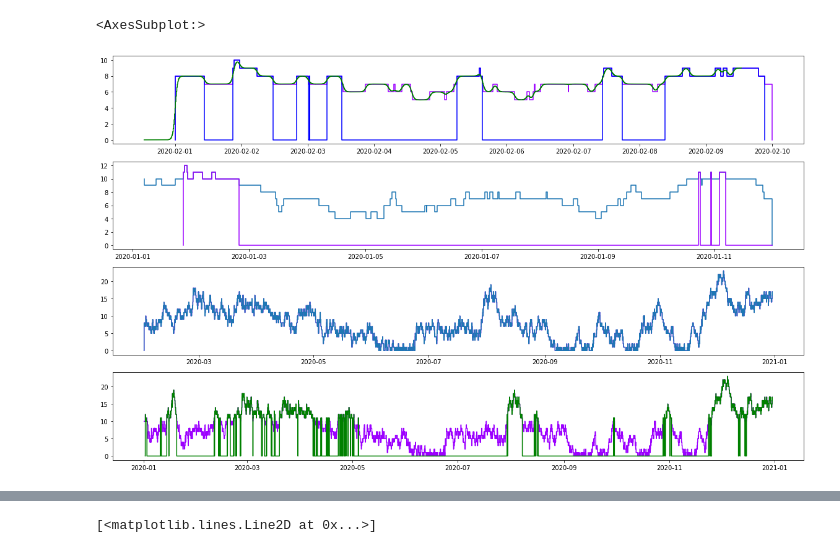
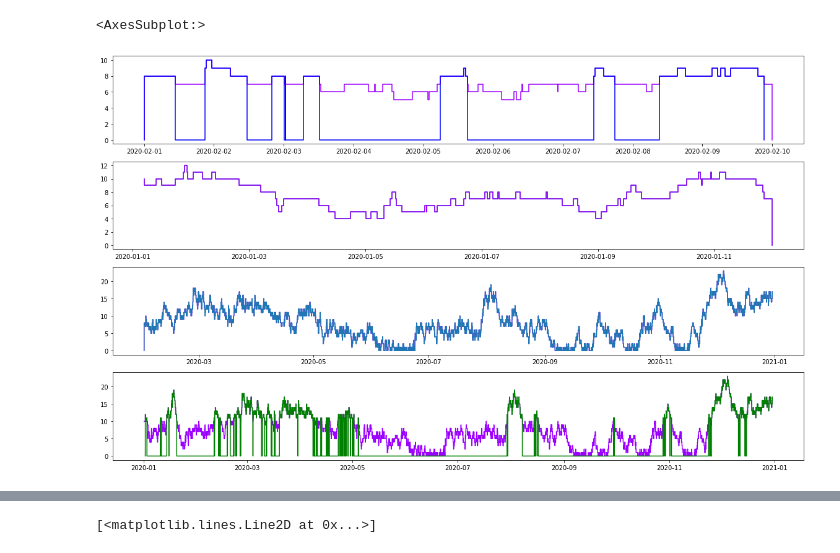
Before and after one commit to probability/topicmodelunderstanding, a Jupyter notebook: Notebooks/HotStepper.ipynb, the cells around one changed output, grey strips where cells are left out. Cells and saved outputs as stored; diff of their text form; code cells hidden in the pictures.

```diff
--- a/Notebooks/HotStepper.ipynb
+++ b/Notebooks/HotStepper.ipynb
@@ -18,50 +18,50 @@ queue = sc.Stairs(use_dates=True).layer(df.enter, df.leave)
 #tbase = Basis(Basis.tanh,52416)
 
 p = np.arange(pd.Timestamp(2020,1,31), pd.Timestamp(2020,2,4), pd.Timedelta(minutes=1)).astype(pd.Timestamp)
-px = [x.timestamp() for x in p]
+#px = [x.timestamp() for x in p]
 fig,ax = plt.subplots(nrows=4,figsize=(20,12))
 
 #vsteps.clip(lbound=pd.Timestamp(2020,2,1),ubound=pd.Timestamp(2020,2,3)).plot(ax=ax[0])
 v_ul_clip = vsteps.clip(lbound=pd.Timestamp(2020,2,1),ubound=pd.Timestamp(2020,2,10))
 v_ul_clip.plot(ax=ax[0])
 (v_ul_clip>=8).plot(ax=ax[0],color='blue')
-(v_ul_clip<<pd.Timedelta(hours=11)).smooth_plot(ax=ax[0],color='g')
+# v_ul_clip.smooth_plot(ax=ax[0],color='g')
 #v_ul_clip.smooth_plot(ax=ax[0],color='g')
 #(v_ul_clip).smooth_plot(ax=ax[0],color='r')
-first_step = (v_ul_clip.steps())[0]
+
 #first_step_full = (vsteps.steps())[0]
 #(v_ul_clip.steps())[0].plot(ax=ax[0],color='blue')
 #ax[0].step(p,first_step(p),color='blue')
 #ax[0].step(p,(v_ul_clip<<timedelta(minutes=660))(p),color='g')
 
 #queue.clip(lower=pd.Timestamp(2020,2,1),upper=pd.Timestamp(2020,3,1)).plot(ax[0])
 
 queue.clip(upper=pd.Timestamp(2020,1,12)).plot(ax[1])
-(vsteps>10).clip(ubound=pd.Timestamp(2020,1,12)).plot(ax=ax[1])
+vsteps.clip(ubound=pd.Timestamp(2020,1,12)).plot(ax=ax[1])
 
 
 vsteps.clip(lbound=pd.Timestamp(2020,2,1)).plot(ax=ax[2])
 queue.clip(lower=pd.Timestamp(2020,2,1)).plot(ax[2])
 
-(vsteps).plot(ax=ax[3])
+vsteps.plot(ax=ax[3])
 #(vsteps).smooth_plot(ax=ax[3],color='r')
 #(vsteps>>pd.Timedelta(hours=11)).plot(method='function',ax=ax[3],color='g')
-(vsteps>10).plot(ax=ax[3],color='g')
-
+((vsteps>10)).plot(ax=ax[3],color='g')
+#+Step(weight=10,use_datetime=True)
 #print((v_ul_clip<<timedelta(minutes=660))(datetime(2020,2,1,6,0)))
 #ax[2].step(np.arange(len(vsteps[pd.Timestamp(2020,1,1):pd.Timestamp(2020,1,2):pd.Timedelta(minutes=10)])),vsteps[pd.Timestamp(2020,1,1):pd.Timestamp(2020,1,2):pd.Timedelta(minutes=10)])
 
 # print(queue.clip(lower=pd.Timestamp(2020,2,1),upper=pd.Timestamp(2020,3,1)).mean())
 # print((vsteps.clip(lbound=pd.Timestamp(2020,2,1),ubound=pd.Timestamp(2020,3,1))).mean())
 
 # print(queue.clip(upper=pd.Timestamp(2020,3,1)).mean())
 # print((vsteps.clip(ubound=pd.Timestamp(2020,3,1))).mean())
 
 # print(queue.clip(lower=pd.Timestamp(2020,2,1)).mean())
 # print(vsteps.clip(lbound=pd.Timestamp(2020,2,1)).mean())
 # %% [output]
 <AxesSubplot:>
-[figure, old version]
+[figure, new version]
 # %%
 n = datetime.now()
 n
```
Also changed, not shown: parts of 12 cells of this notebook, 6 other files.
